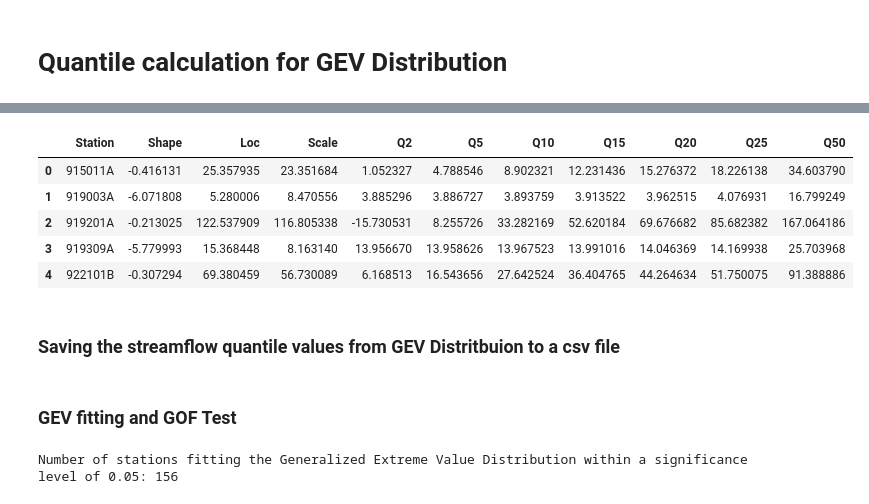
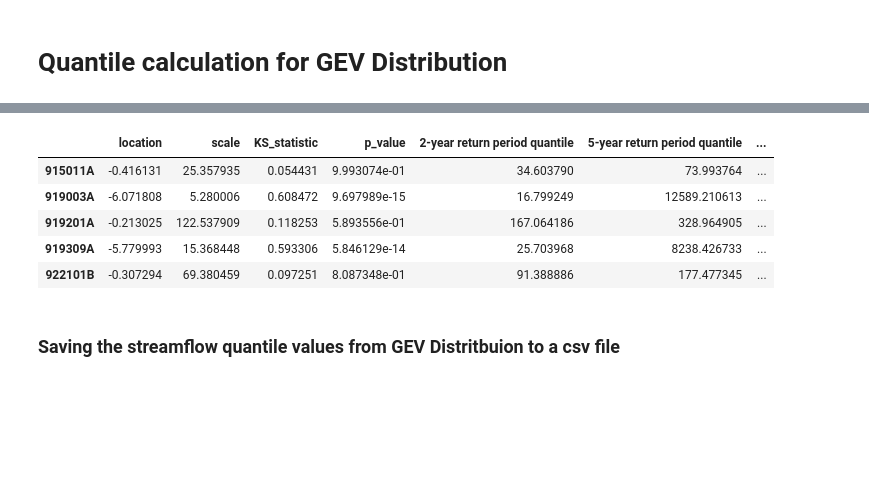
Before and after one commit to Sankalp-2820/Regional-Flood-Frequency-Analysis, a Jupyter notebook: CE6670_Project_Part_1.ipynb, the cells around one changed output, grey strips where cells are left out. Drawn from its saved outputs; the diff is of its cells as text; code cells hidden in the pictures; blank space fills up the shorter version.

```diff
--- a/CE6670_Project_Part_1.ipynb
+++ b/CE6670_Project_Part_1.ipynb
@@ -638,26 +613,2 @@ Number of stations fitting the Gumbel distribution within a significance level o
 # %% [markdown]
 # **Quantile calculation for GEV Distribution**
-# %%
-from scipy.stats import genextreme
-
-results = []
-
-for name in column_names_array_stationary:
-    shape, loc, scale = genextreme.fit(AMS_nonull_stationary[name])
-
-    quantiles = [0.02, 0.05, 0.1, 0.15, 0.2, 0.25, 0.5]
-    flood_values = [genextreme.ppf(q, shape, loc, scale) for q in quantiles]
-
-    station_dict = {
-        'Station': name,
-        'Shape': shape,
-        'Loc': loc,
-        'Scale': scale
-    }
-
-    for i, quantile in enumerate(quantiles):
-        station_dict[f'Q{int(quantile * 100)}'] = flood_values[i]
-
-    results.append(station_dict)
-
-All_Station_Quantiles_gev = pd.DataFrame(results)
@@ -664,55 +663,13 @@ All_Station_Quantiles_gev = pd.DataFrame(results)
 # %%
-All_Station_Quantiles_gev.head()
+result_df_gev.head()
 # %% [output]
-|  | Station | Shape | Loc | Scale | Q2 | Q5 | Q10 | Q15 | Q20 | Q25 | Q50 |
-| 0 | 915011A | -0.416131 | 25.357935 | 23.351684 | 1.052327 | 4.788546 | 8.902321 | 12.231436 | 15.276372 | 18.226138 | 34.603790 |
-| 1 | 919003A | -6.071808 | 5.280006 | 8.470556 | 3.885296 | 3.886727 | 3.893759 | 3.913522 | 3.962515 | 4.076931 | 16.799249 |
-| 2 | 919201A | -0.213025 | 122.537909 | 116.805338 | -15.730531 | 8.255726 | 33.282169 | 52.620184 | 69.676682 | 85.682382 | 167.064186 |
-| 3 | 919309A | -5.779993 | 15.368448 | 8.163140 | 13.956670 | 13.958626 | 13.967523 | 13.991016 | 14.046369 | 14.169938 | 25.703968 |
-| 4 | 922101B | -0.307294 | 69.380459 | 56.730089 | 6.168513 | 16.543656 | 27.642524 | 36.404765 | 44.264634 | 51.750075 | 91.388886 |
+|  | location | scale | KS_statistic | p_value | 2-year return period quantile | 5-year return period quantile | ... |
+| 915011A | -0.416131 | 25.357935 | 0.054431 | 9.993074e-01 | 34.603790 | 73.993764 | ... |
+| 919003A | -6.071808 | 5.280006 | 0.608472 | 9.697989e-15 | 16.799249 | 12589.210613 | ... |
+| 919201A | -0.213025 | 122.537909 | 0.118253 | 5.893556e-01 | 167.064186 | 328.964905 | ... |
+| 919309A | -5.779993 | 15.368448 | 0.593306 | 5.846129e-14 | 25.703968 | 8238.426733 | ... |
+| 922101B | -0.307294 | 69.380459 | 0.097251 | 8.087348e-01 | 91.388886 | 177.477345 | ... |
 # %% [markdown]
 ### Saving the streamflow quantile values from **GEV Distritbuion** to a csv file
 # %%
 All_Station_Quantiles_gev.to_csv('streamflow_quantiles_gev.csv')
-# %% [markdown]
-### GEV fitting and GOF Test
-# %%
-import pandas as pd
-import numpy as np
-from scipy.stats import genextreme, kstest
-
-
-results = []
-significant_count = 0
-significance_level = 0.05
-
-def fit_gev(data):
-    # Remove zeros or negative values (if any)
-    data = data[data > 0]
-    shape, loc, scale = genextreme.fit(data)
-    return shape, loc, scale
-
-for name in column_names_array_stationary:
-    data = AMS_nonull_stationary[name]
-    shape, loc, scale = fit_gev(data)
-
-    statistic, p_value = kstest(data, 'genextreme', args=(shape, loc, scale))
-
-    results.append({
-        'Station': name,
-        'Shape': shape,
-        'Loc': loc,
-        'Scale': scale,
-        'KS Statistic': statistic,
-        'P-value': p_value
-    })
-
-    if p_value > significance_level:
-        significant_count += 1
-
-results_df = pd.DataFrame(results)
-
-print(f"Number of stations fitting the Generalized Extreme Value Distribution within a significance level of {significance_level}: {significant_count}")
-# print(results_df)
-# %% [output]
-Number of stations fitting the Generalized Extreme Value Distribution within a significance level of 0.05: 156
```
Also changed, not shown: parts of 34 cells of this notebook.
